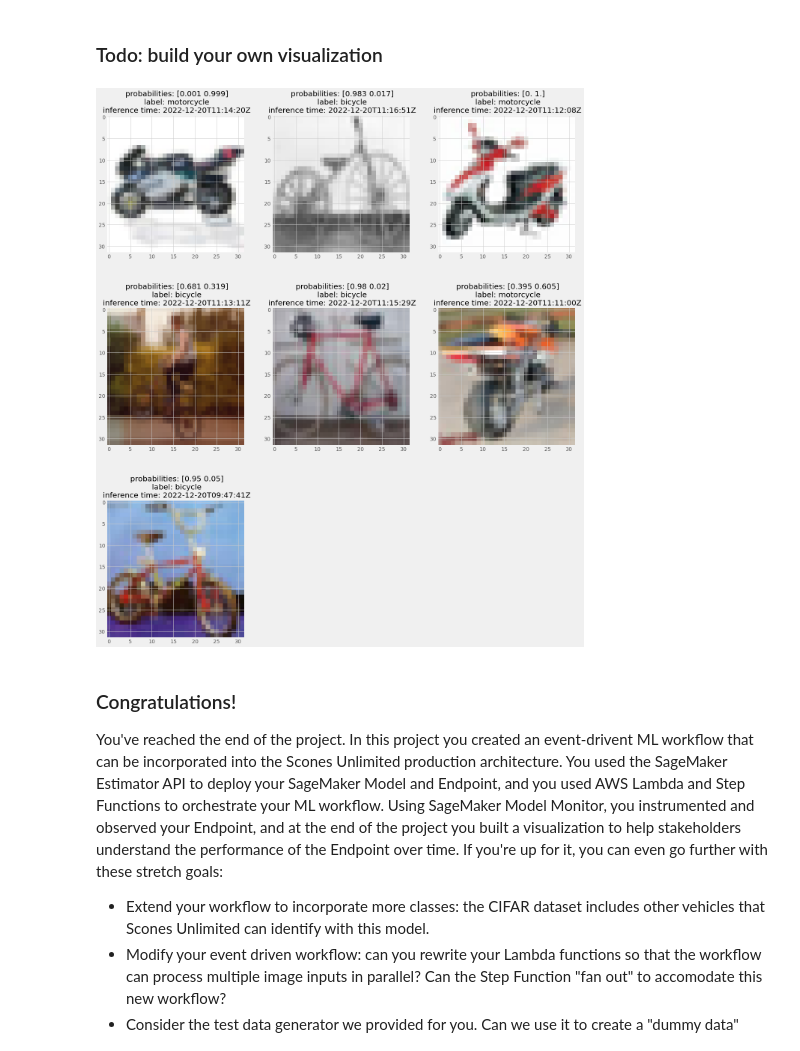
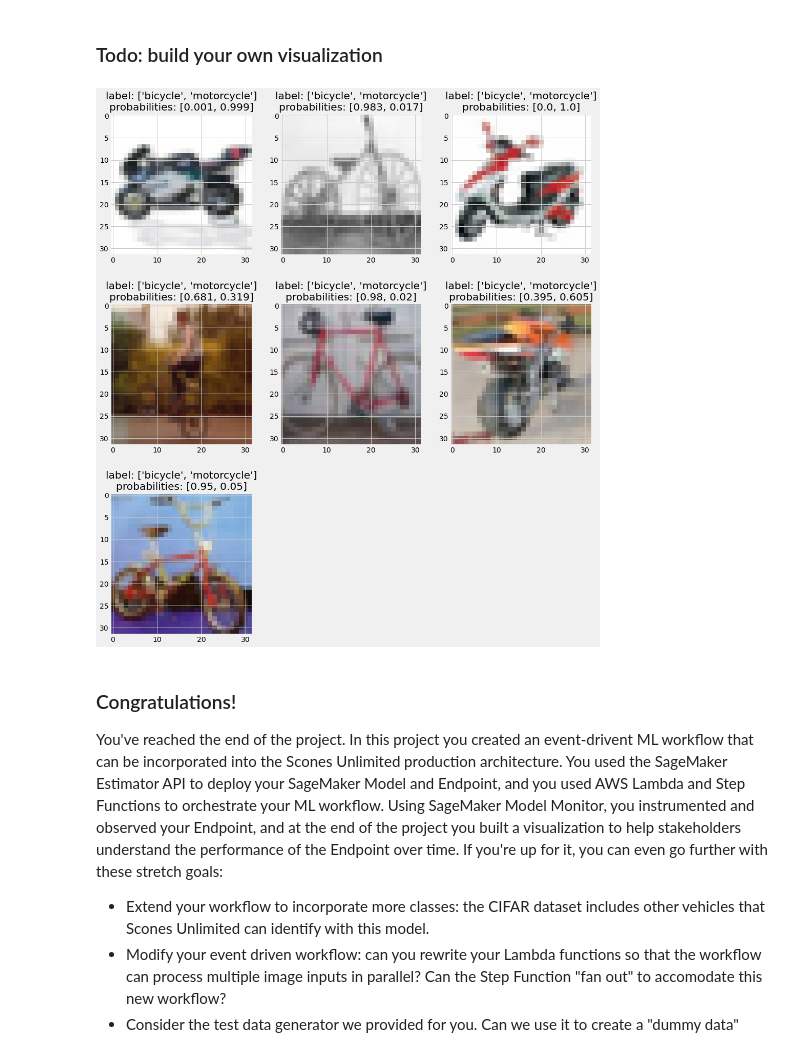
Before and after one commit to mmuchsin/sconed-unlimited, a Jupyter notebook: main.ipynb, the cells around one changed output. Cells and saved outputs as stored; diff of their text form; code cells hidden in the pictures.

```diff
--- a/main.ipynb
+++ b/main.ipynb
@@ -797,27 +800,36 @@ plt.gcf().autofmt_xdate()
 # %% [markdown]
 ### Todo: build your own visualization
-# %%
-# Plot test images and their predicted labels
-import matplotlib.image as mpimg
-import io
-
-labels = ['bicycle', 'motorcycle']
-
-columns = 3
-rows = 3
-fig = plt.figure(figsize=(20, 25))
-for i, capture_item in enumerate(json_data):
-    fig.add_subplot(rows, columns, i+1)
-    image = mpimg.imread(
-                        io.BytesIO(base64.b64decode(capture_item['captureData']['endpointInput']['data'])),
-                        format='PNG'
-                        )
-    inference_time = capture_item['eventMetadata']['inferenceTime']
-    inference = json.loads(capture_item['captureData']['endpointOutput']['data'])
-    plt.imshow(image, interpolation='nearest')
-    plt.title(f" probabilities: {str(np.round(inference, 3))}\n label: {labels[np.argmax(inference)]}\n inference time: {inference_time}")
-# %% [output]
-[figure, removed]
+# %%
+import base64
+import io
+import numpy as np
+
+encoded_images = []
+for i in range(len(json_data)):
+    encoded_images.append(json_data[i]["captureData"]["endpointInput"]["data"])
+
+decoded_images = [base64.b64decode(image) for image in encoded_images]
+
+binary_images = [io.BytesIO(image) for image in decoded_images]
+
+raw_images = [plt.imread(image) for image in binary_images]
+
+labels = ["bicycle", "motorcycle"]
+
+inferences = []
+for i in range(len(json_data)):
+    inference = json.loads(json_data[i]["captureData"]["endpointOutput"]["data"])
+    inferences.append(list(np.around(inference, 3)))
+
+
+plt.figure(figsize=(15, 18))
+columns = 3
+for i, image in enumerate(raw_images):
+    plt.subplot(len(raw_images) / columns + 1, columns, i + 1)
+    plt.imshow(image)
+    plt.title(f"label: {labels}\nprobabilities: {inferences[i]}")
+# %% [output]
+[figure, added]
 # %% [markdown]
 ### Congratulations!
 
```
Also changed, not shown: parts of 3 cells of this notebook.
